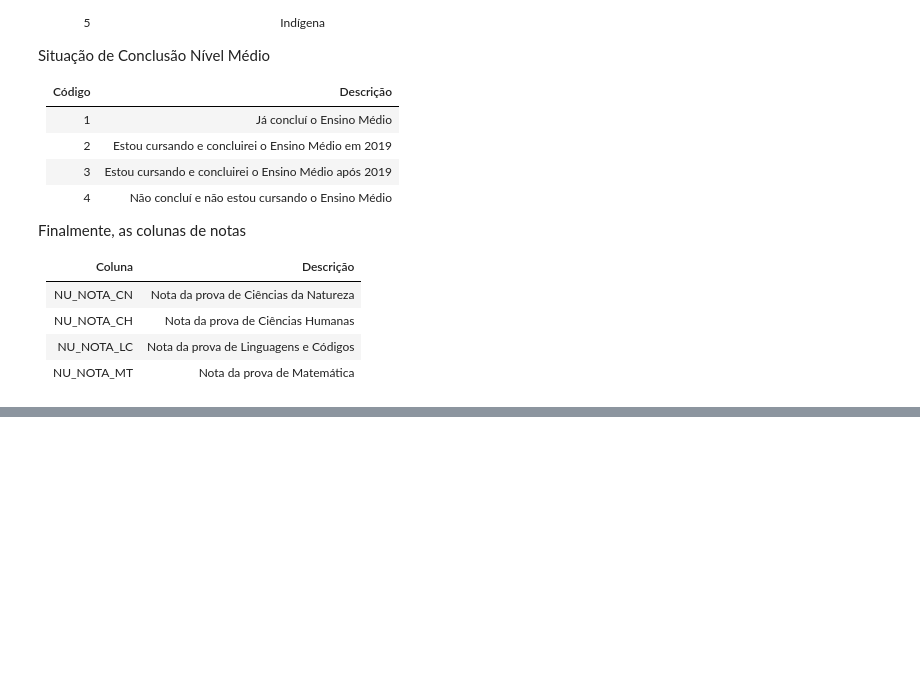
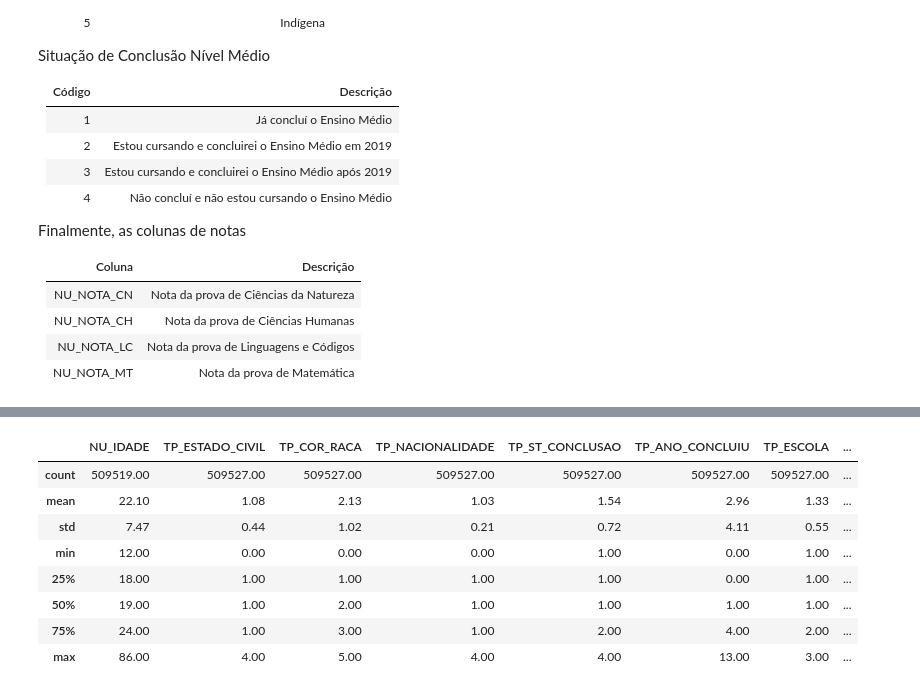
Before and after one commit to rhyanfrazao/aed-enem-2022, a Jupyter notebook: projeto-aed-enem-2023.ipynb, the cells around one changed output, grey strips where cells are left out. Cells and saved outputs as stored; diff of their text form; code cells hidden in the pictures; blank space fills up the shorter version.

```diff
--- a/projeto-aed-enem-2023.ipynb
+++ b/projeto-aed-enem-2023.ipynb
@@ -281,0 +286,14 @@ Finalmente, as colunas de notas
+# %%
+# Fazendo um describe dos dados do Enem 2019:
+
+df_enem_2019.describe()
+# %% [output]
+|  | NU_IDADE | TP_ESTADO_CIVIL | TP_COR_RACA | TP_NACIONALIDADE | TP_ST_CONCLUSAO | TP_ANO_CONCLUIU | TP_ESCOLA | ... |
+| count | 509519.00 | 509527.00 | 509527.00 | 509527.00 | 509527.00 | 509527.00 | 509527.00 | ... |
+| mean | 22.10 | 1.08 | 2.13 | 1.03 | 1.54 | 2.96 | 1.33 | ... |
+| std | 7.47 | 0.44 | 1.02 | 0.21 | 0.72 | 4.11 | 0.55 | ... |
+| min | 12.00 | 0.00 | 0.00 | 0.00 | 1.00 | 0.00 | 1.00 | ... |
+| 25% | 18.00 | 1.00 | 1.00 | 1.00 | 1.00 | 0.00 | 1.00 | ... |
+| 50% | 19.00 | 1.00 | 2.00 | 1.00 | 1.00 | 1.00 | 1.00 | ... |
+| 75% | 24.00 | 1.00 | 3.00 | 1.00 | 2.00 | 4.00 | 2.00 | ... |
+| max | 86.00 | 4.00 | 5.00 | 4.00 | 4.00 | 13.00 | 3.00 | ... |
```
Also changed, not shown: parts of 10 cells of this notebook.
